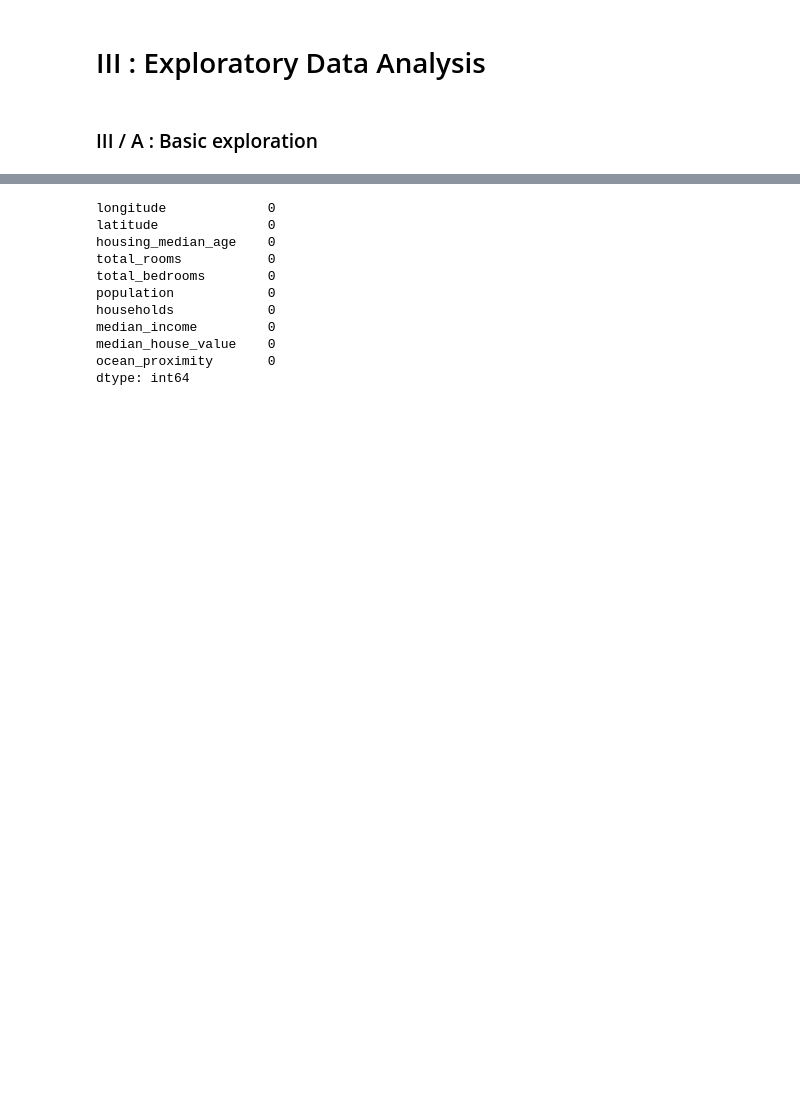
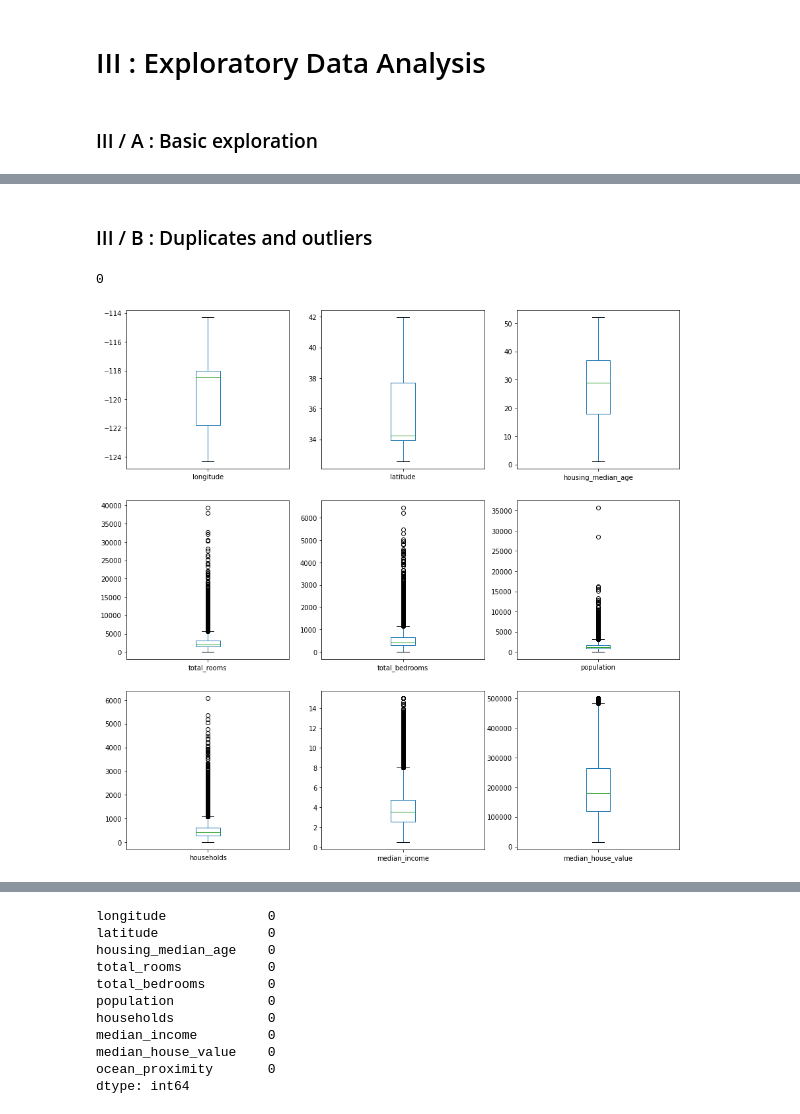
Before and after one commit to JonathanRaso/silicon_valley_immo_arturo, a Jupyter notebook: notebook_EDA.ipynb, the cells around one changed output, grey strips where cells are left out. Cells and saved outputs as stored; diff of their text form; code cells hidden in the pictures; blank space fills up the shorter version.

```diff
--- a/notebook_EDA.ipynb
+++ b/notebook_EDA.ipynb
@@ -42,8 +36,8 @@ from sklearn.preprocessing import StandardScaler
 ### II / B : Importing and copying our dataset
 # %%
 # We import the dataset from our folder, using pd.read_csv()
-imported_data = pd.read_csv('data/4054a881-9509-4cc0-9501-1174d5bbf6fc.txt')
-imported_data
+raw_df = pd.read_csv('data/4054a881-9509-4cc0-9501-1174d5bbf6fc.txt')
+raw_df
 # %% [output]
 |  | Unnamed: 0 | longitude | latitude | housing_median_age | total_rooms | total_bedrooms | population | ... |
 | 0 | 2072 | -119.84 | 36.77 | 6.0 | 1853.0 | 473.0 | 1397.0 | ... |
@@ -60,8 +54,8 @@ imported_data
 16512 rows × 11 columns
 # %%
 # Lets get rid of the first column, which is not in the dataset that we use
-imported_data = imported_data.drop("Unnamed: 0", axis=1)
-imported_data
+raw_df = raw_df.drop("Unnamed: 0", axis=1)
+raw_df
 # %% [output]
 |  | longitude | latitude | housing_median_age | total_rooms | total_bedrooms | population | households | ... |
 | 0 | -119.84 | 36.77 | 6.0 | 1853.0 | 473.0 | 1397.0 | 417.0 | ... |
@@ -79,8 +73,8 @@ imported_data
 # %%
 # Now we will create a copy of this dataframe, in order to keep it without clean and do all the changes inside the copy.
 # This copy will be the dataframe that we will use.
-data_df = imported_data.copy()
-data_df
+clean_df = raw_df.copy()
+clean_df
 # %% [output]
 |  | longitude | latitude | housing_median_age | total_rooms | total_bedrooms | population | households | ... |
 | 0 | -119.84 | 36.77 | 6.0 | 1853.0 | 473.0 | 1397.0 | 417.0 | ... |
@@ -141,3 +135,21 @@ data_df.describe()
 | 50% | -118.490000 | 34.250000 | 29.000000 | 2116.000000 | 435.000000 | 1168.000000 | 410.000000 | ... |
 | 75% | -118.010000 | 37.710000 | 37.000000 | 3154.000000 | 647.000000 | 1738.000000 | 606.000000 | ... |
 | max | -114.310000 | 41.950000 | 52.000000 | 39320.000000 | 6445.000000 | 35682.000000 | 6082.000000 | ... |
+# %% [markdown]
+### III / B : Duplicates and outliers
+# %%
+# We can also check if we have duplicated rows. If yes, we will remove the duplicate one
+# because it could lead to wrong predictions with our model.
+clean_df.duplicated().sum()
+
+# 1st info: the dataset has no duplicated rows.
+# %% [output]
+0
+# %%
+# For the outliers, we can boxplot our features to see if we have outliers.
+clean_df.plot(kind='box', subplots=True, layout=(3, 3), figsize = (15, 15));
+
+# 1st info: There's a lot of outliers in many features (total_rooms, total_bedrooms, population, households, median_income)
+# I will keep them for the first iterations.
+# %% [output]
+[figure, added]
```
Also changed, not shown: parts of 28 cells of this notebook.
